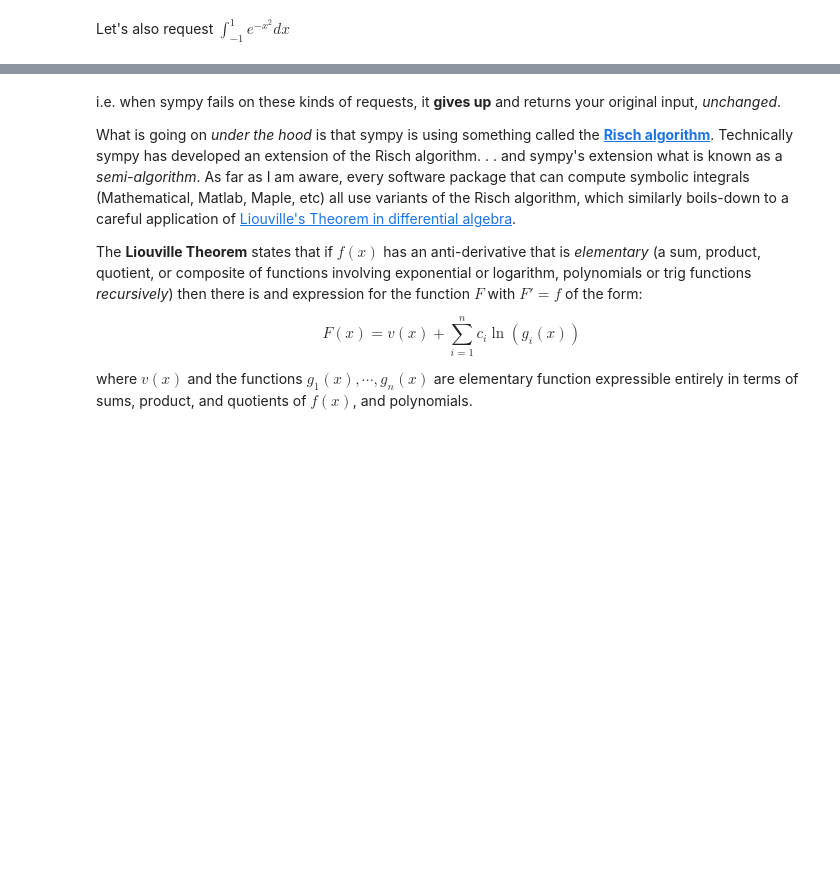
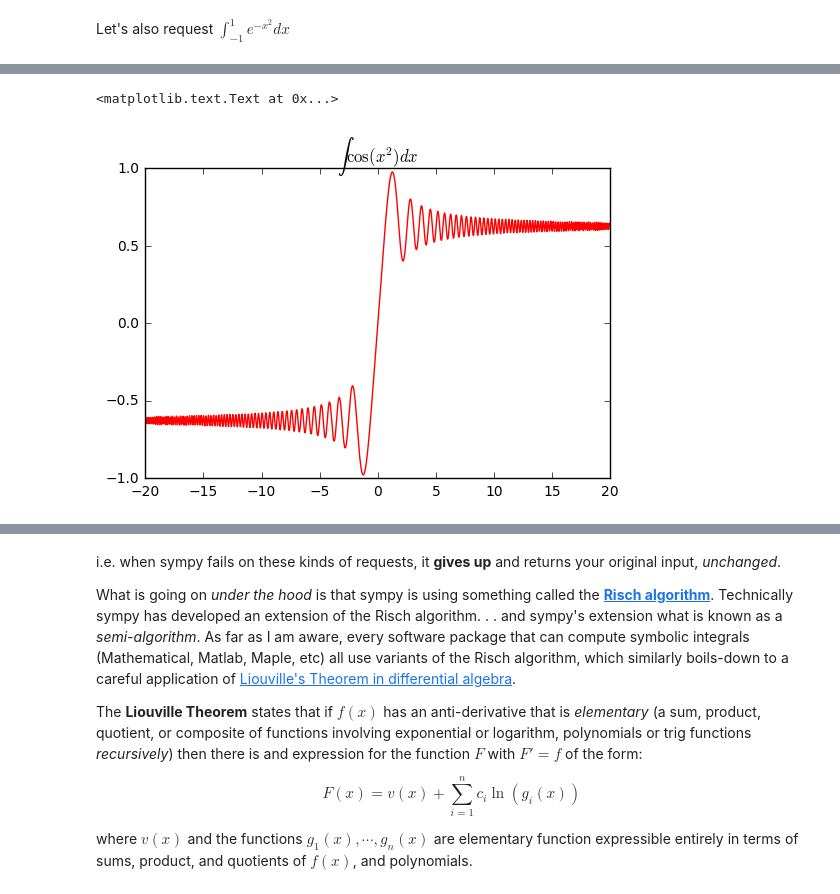
Before and after one commit to hannahraju/math-phys.248-2017, a Jupyter notebook: Week.5/Lecture.2.ipynb, the cells around one changed output, grey strips where cells are left out. Cells and saved outputs as stored; diff of their text form; code cells hidden in the pictures; blank space fills up the shorter version.

```diff
--- a/Week.5/Lecture.2.ipynb
+++ b/Week.5/Lecture.2.ipynb
@@ -40,0 +106,16 @@ Let's also request $\int_{-1}^1 e^{-x^2} dx$
+# %%
+## let's try the same but for the anti-derivative of
+## cos(x^2)
+
+asx = sp.lambdify(x, sp.integrate(sp.cos(x**2), x), "mpmath")
+## lambdify worked fine
+
+npts = 1000
+xdom = [-20 + 40*i/npts for i in range(npts)]
+yval = [asx(xi) for xi in xdom]
+
+plt.plot(xdom, yval, 'r-')
+plt.title("$\int \cos(x^2) dx$") ## latex title
+# %% [output]
+<matplotlib.text.Text at 0x...>
+[figure, added]
```
Also changed, not shown: parts of 27 cells of this notebook.
